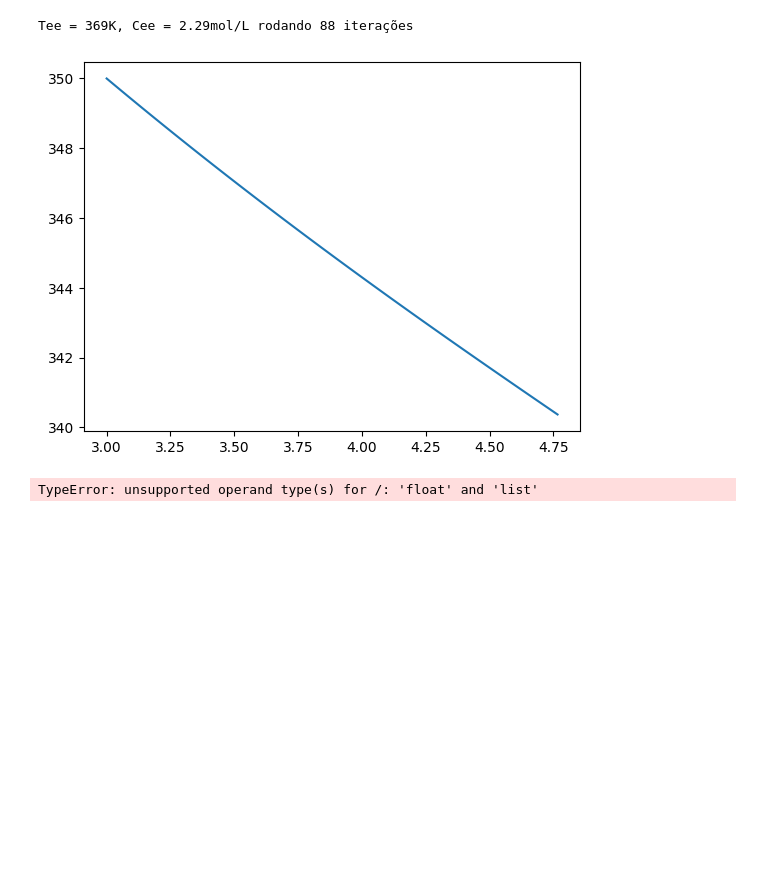
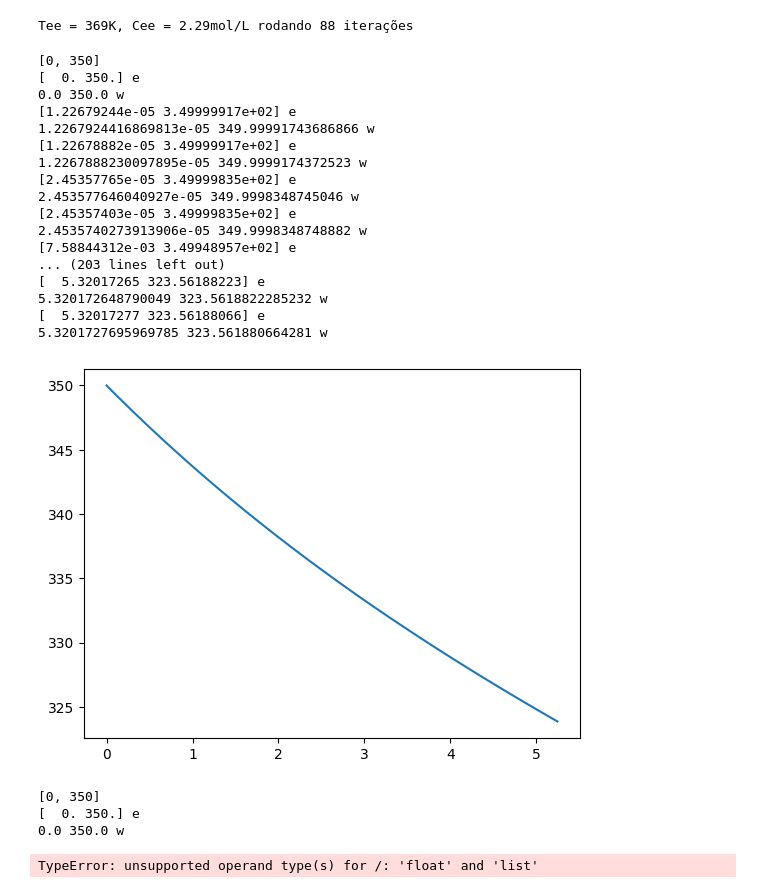
Before and after one commit to the-rodrigo/programas_modelagem, a Jupyter notebook: L1E1.ipynb, the cells around one changed output. Saved outputs shown, nothing was run; the diff lists cells and outputs as text; code cells hidden in the pictures; blank space fills up the shorter version.

```diff
--- a/L1E1.ipynb
+++ b/L1E1.ipynb
@@ -115,33 +115,53 @@ print(f'Tee = {T[len(T)-1]:.0f}K, Cee = {C[len(C)-1]:.2f}mol/L rodando {i} itera
 # %% [output]
 Tee = 369K, Cee = 2.29mol/L rodando 88 iterações
 # %%
-def dSdt(t,S):
+def dSdt(S,t):
+    print(S,'e')
     C, T = S
+    print(C,T,'w')
     return [q*Cf/v - C*(k0*math.exp(-E/(R*T)) + q/v),
             q*Tf/v + deltaH_neg*k0*C*math.exp(-E/(R*T))/Cp + hA*Tcf/(v*Cp) - T*(q/v + hA/(v*Cp))]
 
-def CSTR_EE(t,S0):
-    return odeint(dSdt, y0=S0, t=t, tfirst=True)
-
 for i in range(2):
+    C0 = 0
     T0 = 350
 
-    S0 = (C0,T0)
-
+    S0 = [C0,T0]
+    print(S0)
     t = np.linspace(0,1,100)
-    sol = CSTR_EE(t,S0)
+    sol = odeint(dSdt, S0, t)
 
     C_plot = []
     T_plot = []
     v = []
     for solution in sol:
         C_plot.append(solution[0])
         T_plot.append(solution[1])
         v.append(300.5)
 
     fig, ax = plt.subplots()
     ax.plot(C_plot,T_plot)
     plt.show()
 # %% [output]
+[0, 350]
+[  0. 350.] e
+0.0 350.0 w
+[1.22679244e-05 3.49999917e+02] e
+1.2267924416869813e-05 349.99991743686866 w
+[1.22678882e-05 3.49999917e+02] e
+1.2267888230097895e-05 349.9999174372523 w
+[2.45357765e-05 3.49999835e+02] e
+2.453577646040927e-05 349.9998348745046 w
+[2.45357403e-05 3.49999835e+02] e
+2.4535740273913906e-05 349.9998348748882 w
+[7.58844312e-03 3.49948957e+02] e
+... (203 lines left out)
+[  5.32017265 323.56188223] e
+5.320172648790049 323.5618822285232 w
+[  5.32017277 323.56188066] e
+5.3201727695969785 323.561880664281 w
-[figure, old version]
+[figure, new version]
-TypeError: unsupported operand type(s) for /: 'float' and 'list'
+[0, 350]
+[  0. 350.] e
+0.0 350.0 w
+TypeError: unsupported operand type(s) for /: 'float' and 'list'
```
Also changed, not shown: parts of 2 cells of this notebook, 2 other files.
